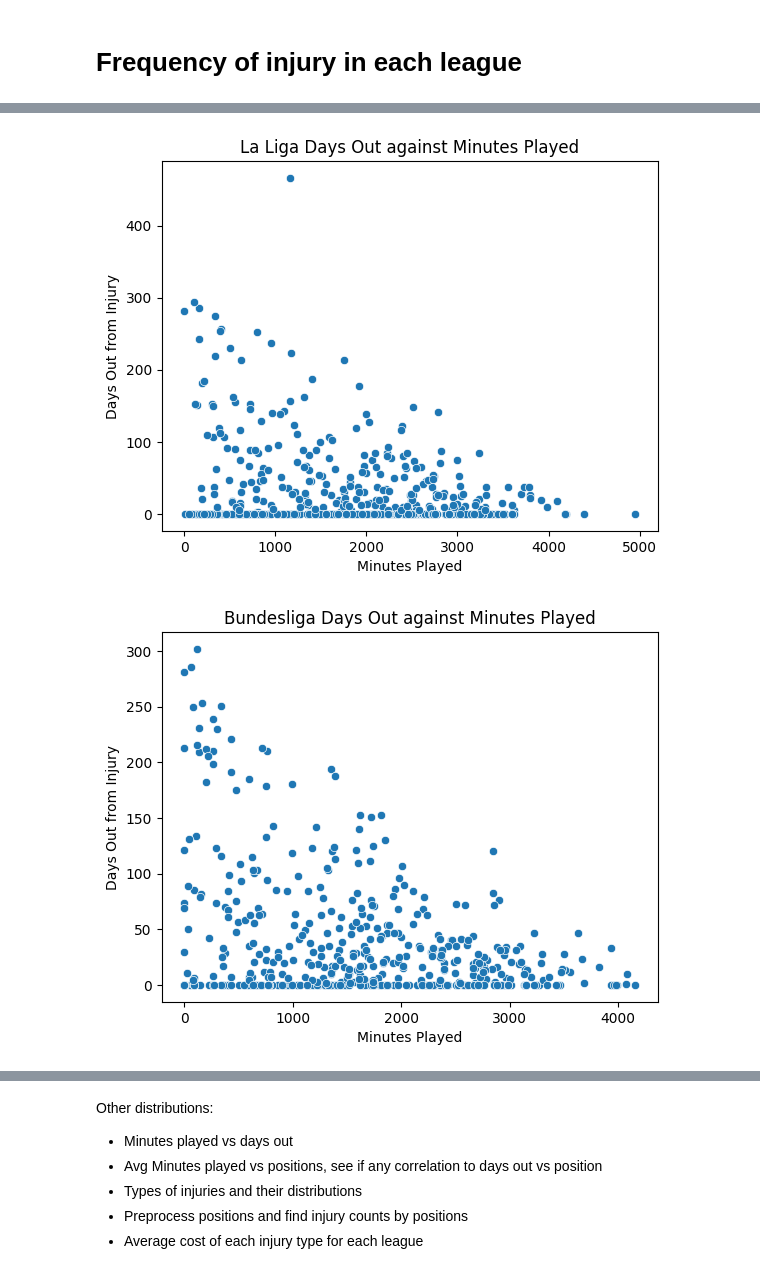
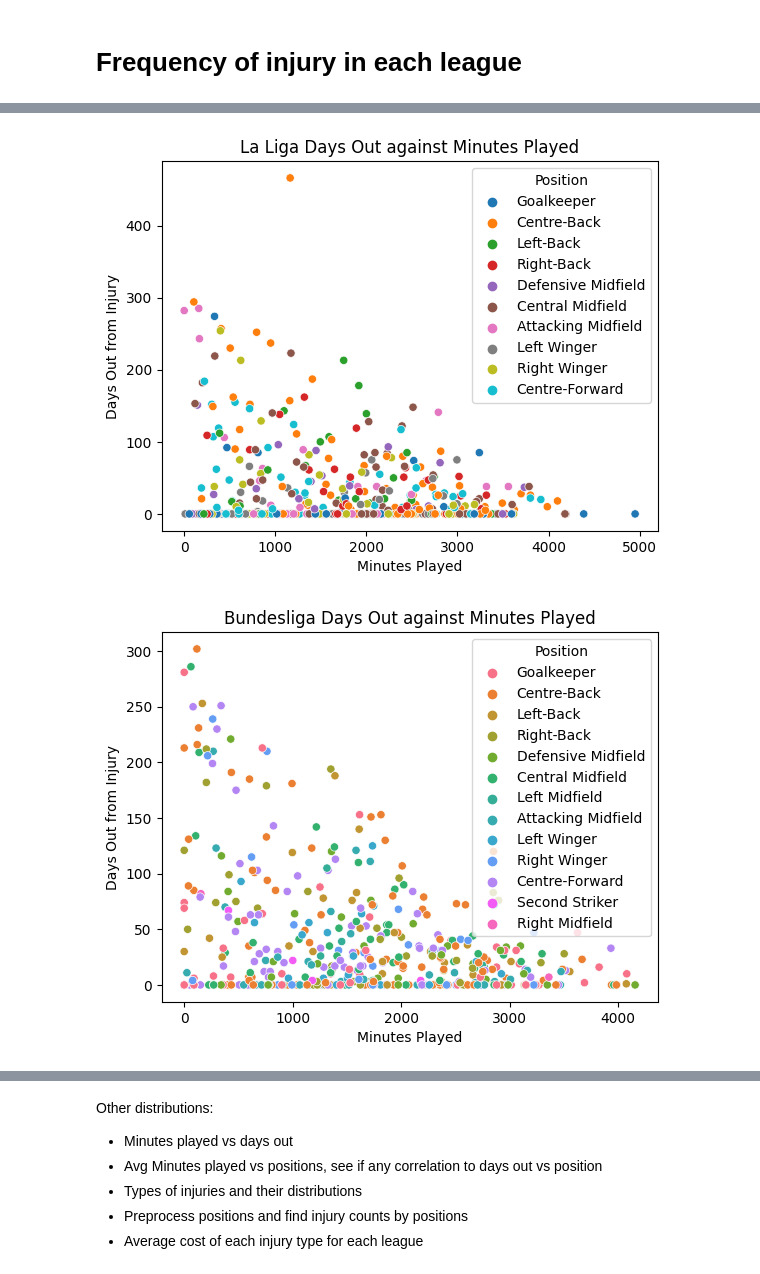
Before and after one commit to tsumian/MA4199-Injury-Prediction, a Jupyter notebook: ma4199-data-preprocessing.ipynb, the cells around one changed output, grey strips where cells are left out. Cells and saved outputs as stored; diff of their text form; code cells hidden in the pictures.

Commit message:
Kaggle Notebook | MA4199 Data Preprocessing | Version 8

```diff
--- a/ma4199-data-preprocessing.ipynb
+++ b/ma4199-data-preprocessing.ipynb
@@ -103,30 +213,61 @@ import numpy as np
 prem_player_data_df = pd.read_csv('/kaggle/input/collected-data/Player Data/prem_player_data.csv')
 prem_player_data_df = add_age_column(prem_player_data_df)
 prem_player_data_df = convert_to_int(prem_player_data_df, "Appearances")
+prem_player_data_df = convert_to_int(prem_player_data_df, "Total Games Missed")
+prem_player_data_df = convert_height(prem_player_data_df)
+prem_player_data_df = convert_injury_column(prem_player_data_df)
+prem_player_data_df = extract_injury_types(prem_player_data_df)
+prem_player_data_df = categorize_injuries_df(prem_player_data_df)
 prem_player_data_df = convert_days_to_int(prem_player_data_df)
 prem_player_data_df = convert_minutes_played(prem_player_data_df)
 
 laliga_player_data_df = pd.read_csv('/kaggle/input/collected-data/Player Data/laliga_player_data.csv')
 laliga_player_data_df = add_age_column(laliga_player_data_df)
 laliga_player_data_df = convert_to_int(laliga_player_data_df, "Appearances")
+laliga_player_data_df = convert_to_int(laliga_player_data_df, "Total Games Missed")
+laliga_player_data_df = convert_height(laliga_player_data_df)
+laliga_player_data_df = convert_injury_column(laliga_player_data_df)
+laliga_player_data_df = extract_injury_types(laliga_player_data_df)
+laliga_player_data_df = categorize_injuries_df(laliga_player_data_df)
 laliga_player_data_df = convert_days_to_int(laliga_player_data_df)
 laliga_player_data_df = convert_minutes_played(laliga_player_data_df)
 
 bundesliga_player_data_df = pd.read_csv('/kaggle/input/collected-data/Player Data/bundesliga_player_data.csv')
 bundesliga_player_data_df = add_age_column(bundesliga_player_data_df)
 bundesliga_player_data_df = convert_to_int(bundesliga_player_data_df, "Appearances")
+bundesliga_player_data_df = convert_to_int(bundesliga_player_data_df, "Total Games Missed")
+bundesliga_player_data_df = convert_height(bundesliga_player_data_df)
+bundesliga_player_data_df = convert_injury_column(bundesliga_player_data_df)
+bundesliga_player_data_df = extract_injury_types(bundesliga_player_data_df)
+bundesliga_player_data_df = categorize_injuries_df(bundesliga_player_data_df)
 bundesliga_player_data_df = convert_days_to_int(bundesliga_player_data_df)
 bundesliga_player_data_df = convert_minutes_played(bundesliga_player_data_df)
 
 serie_a_player_data_df = pd.read_csv('/kaggle/input/collected-data/Player Data/serie_a_player_data.csv')
 serie_a_player_data_df = add_age_column(serie_a_player_data_df)
 serie_a_player_data_df = convert_to_int(serie_a_player_data_df, "Appearances")
+serie_a_player_data_df = convert_to_int(serie_a_player_data_df, "Total Games Missed")
+serie_a_player_data_df = convert_height(serie_a_player_data_df)
+serie_a_player_data_df = convert_injury_column(serie_a_player_data_df)
+serie_a_player_data_df = extract_injury_types(serie_a_player_data_df)
+serie_a_player_data_df = categorize_injuries_df(serie_a_player_data_df)
 serie_a_player_data_df = convert_days_to_int(serie_a_player_data_df)
 serie_a_player_data_df = convert_minutes_played(serie_a_player_data_df)
 
 ligue_1_player_data_df = pd.read_csv('/kaggle/input/collected-data/Player Data/ligue_1_player_data.csv')
 ligue_1_player_data_df = add_age_column(ligue_1_player_data_df)
 ligue_1_player_data_df = convert_to_int(ligue_1_player_data_df, "Appearances")
+ligue_1_player_data_df = convert_to_int(ligue_1_player_data_df, "Total Games Missed")
+ligue_1_player_data_df = convert_height(ligue_1_player_data_df)
+ligue_1_player_data_df = convert_injury_column(ligue_1_player_data_df)
+ligue_1_player_data_df = extract_injury_types(ligue_1_player_data_df)
+ligue_1_player_data_df = categorize_injuries_df(ligue_1_player_data_df)
 ligue_1_player_data_df = convert_days_to_int(ligue_1_player_data_df)
 ligue_1_player_data_df = convert_minutes_played(ligue_1_player_data_df)
+
+# Create a list of DataFrames
+all_dataframes = [prem_player_data_df, laliga_player_data_df, bundesliga_player_data_df, serie_a_player_data_df, ligue_1_player_data_df]
+
+# Concatenate the DataFrames vertically
+combined_df = pd.concat(all_dataframes, ignore_index=True)
 # %%
@@ -334,7 +486,7 @@ get_minutes_played_pos_dist(ligue_1_player_data_df, "Ligue 1 Minutes Played (Mea
 # %%
 def get_minutes_played_days_out(df, title):
     # Assuming your DataFrame is named 'df'
-    sns.scatterplot(data=df, x='Minutes Played Total 23/24:', y='Total Days').set(title=title)
+    sns.scatterplot(data=df, x='Minutes Played Total 23/24:', y='Total Days', hue="Position").set(title=title)
     plt.xlabel('Minutes Played')
     plt.ylabel('Days Out from Injury')
     plt.show()
@@ -344,4 +496,5 @@ get_minutes_played_days_out(laliga_player_data_df, "La Liga Days Out against Min
 get_minutes_played_days_out(bundesliga_player_data_df, "Bundesliga Days Out against Minutes Played")
 get_minutes_played_days_out(serie_a_player_data_df, "Serie A Days Out against Minutes Played")
 get_minutes_played_days_out(ligue_1_player_data_df, "Ligue 1 Days Out against Minutes Played")
+get_minutes_played_days_out(combined_df, "Overall Days Out against Minutes Played")
 # %% [output]
@@ -349,2 +502,2 @@ get_minutes_played_days_out(ligue_1_player_data_df, "Ligue 1 Days Out against Mi
-[figure, old version]
+[figure, new version]
-[figure, old version]
+[figure, new version]
```
Also changed, not shown: parts of 20 cells of this notebook.
